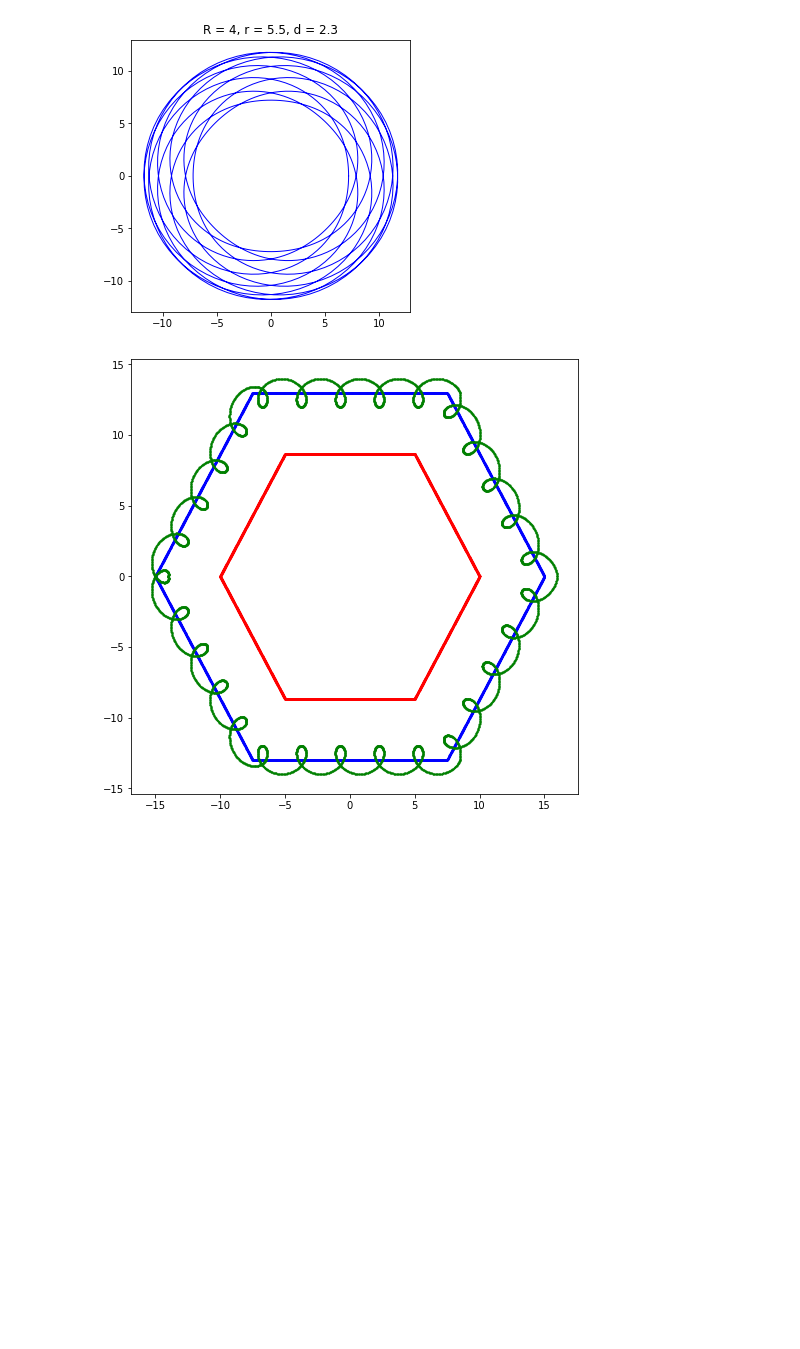
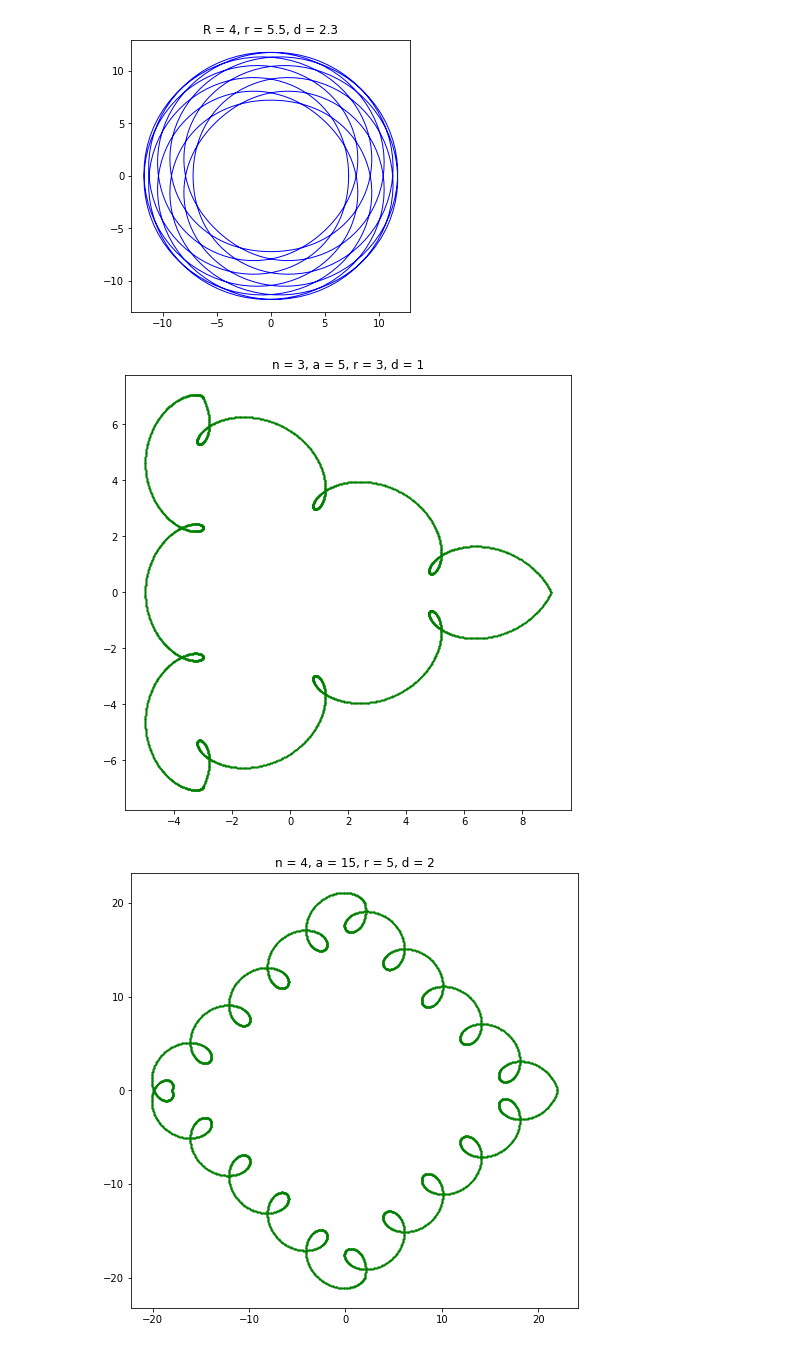
Before and after one commit to TAB0048/vvp-DU, a Jupyter notebook: DU4/DU4.ipynb, the cells around one changed output. Drawn from its saved outputs; the diff is of its cells as text; code cells hidden in the pictures; blank space fills up the shorter version.

Commit message:
Bonus (spinograph_poly) implemented (at least something)

```diff
--- a/DU4/DU4.ipynb
+++ b/DU4/DU4.ipynb
@@ -225,37 +225,28 @@ def spinograph_poly(n, a, r, d):
     r ... circle radius
     d ... distance from center
     """
-    angles = np.linspace(0, 2*np.pi, n + 1)
-    x = a * np.cos(angles)
-    y = a * np.sin(angles)
+    angles = np.linspace(0, 2 * np.pi, n + 1)
+    x = (a + r) * np.cos(angles)
+    y = (a + r) * np.sin(angles)
 
-    # polygon vertices on circumference
+    # polygon vertices on circumference (trajectory of circle in fact)
     x_poly = [np.linspace(x[i], x[i + 1], 1000) for i in range(n)]
     y_poly = [np.linspace(y[i], y[i + 1], 1000) for i in range(n)]
 
-    x_c = (a + r) * np.cos(angles)
-    y_c = (a + r) * np.sin(angles)
-
-    # polygon which the circle is spinning on (trajectory of the center)
-    x_C = [np.linspace(x_c[i], x_c[i + 1], 1000) for i in range(n)]
-    y_C = [np.linspace(y_c[i], y_c[i + 1], 1000) for i in range(n)]
-
-
     θ = np.linspace(0, 2 * np.pi * r, 1000)
-
-    #x_circle = x_poly + r * np.cos(theta) - d * np.cos(theta * r)
-    #y_circle = y_poly + r * np.sin(theta) - d * np.sin(theta * r)
-
-    x_circle = x_C + d * np.cos(θ)
-    y_circle = y_C + d * np.sin(θ)
-
+    # point coordinates
+    x_point = x_poly + d * np.cos(θ)
+    y_point = y_poly + d * np.sin(θ)
 
     plt.figure(figsize=(8, 8))
-    plt.scatter(x_poly, y_poly, color="red", s=1)
-    plt.scatter(x_C, y_C, color="blue", s=1)
-    plt.scatter(x_circle, y_circle, color="green", s=1)
+    plt.scatter(x_point, y_point, color="green", s=1)
+    plt.title(f"{n = }, {a = }, {r = }, {d = }")
     plt.show()
-
-spinograph_poly(6, 10, 5, 1)
-# %% [output]
-[figure, removed]
+# %%
+# testing
+spinograph_poly(3, 5, 3, 1)
+spinograph_poly(4, 15, 5, 2)
+spinograph_poly(8, 8, 4, 3)
+# %% [output]
+[figure, added]
+[figure, added]
```
Also changed, not shown: parts of 1 cell of this notebook.
